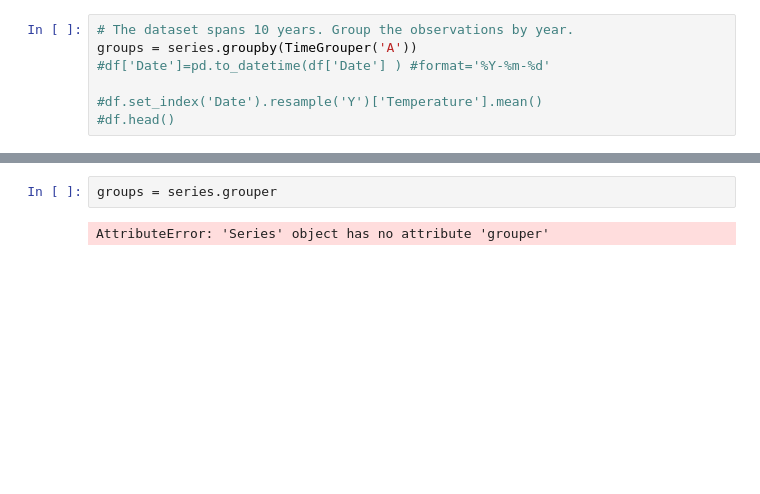
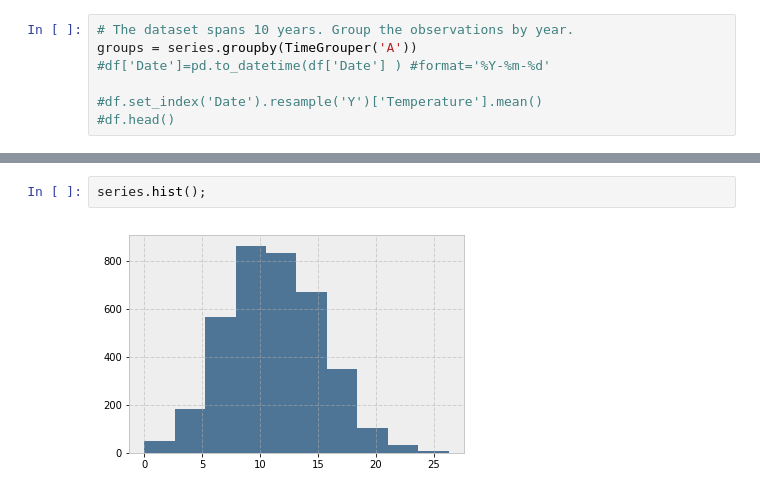
Before and after one commit to milindnirgun/pycharts, a Jupyter notebook: TimeSeries.ipynb, the cells around one changed output, grey strips where cells are left out. Drawn from its saved outputs; the diff is of its cells as text; blank space fills up the shorter version.

```diff
--- a/TimeSeries.ipynb
+++ b/TimeSeries.ipynb
@@ -44,7 +44,7 @@ for name, group in groups:
     years[name.year] = group.values
 # %% [output]
 ValueError: Length of values does not match length of index
-# %%
-groups = series.grouper
-# %% [output]
-AttributeError: 'Series' object has no attribute 'grouper'
+# %%
+series.hist();
+# %% [output]
+[figure, added]
```
Also changed, not shown: parts of 5 cells of this notebook.
